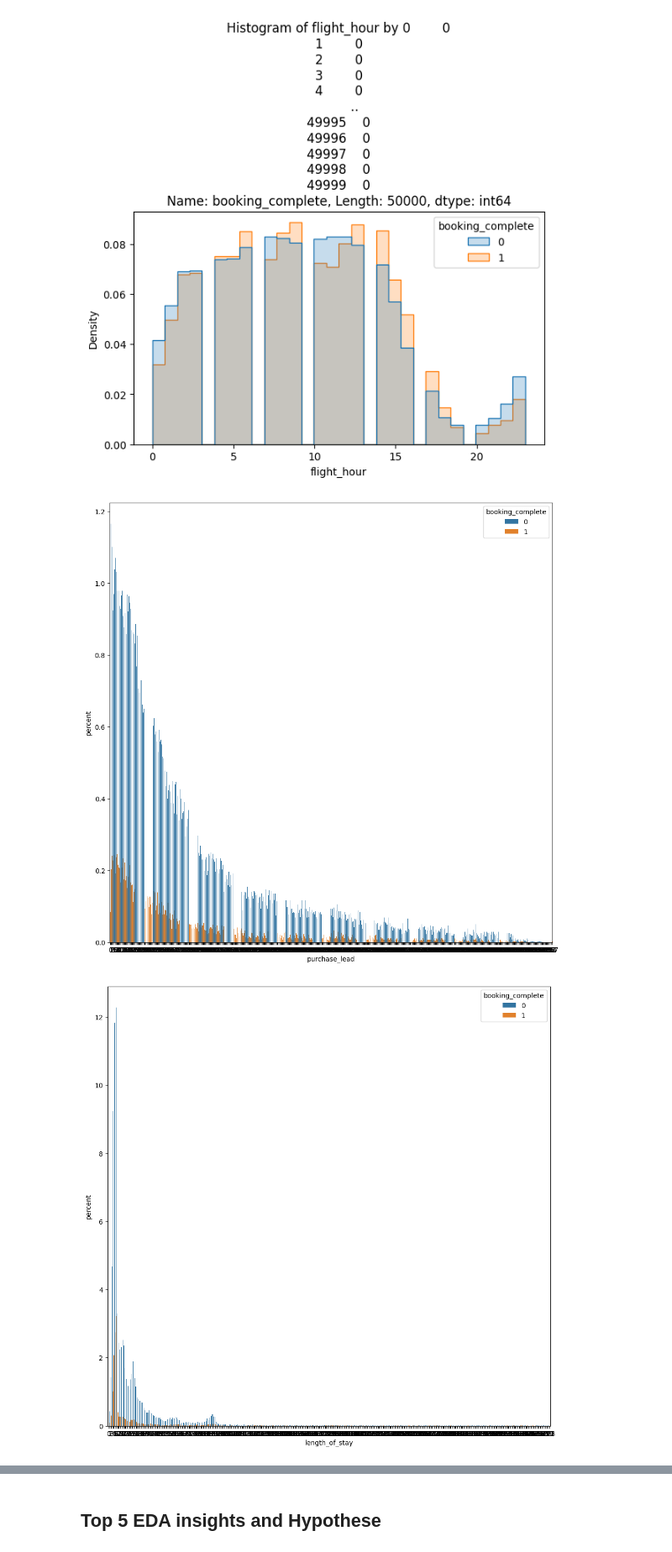
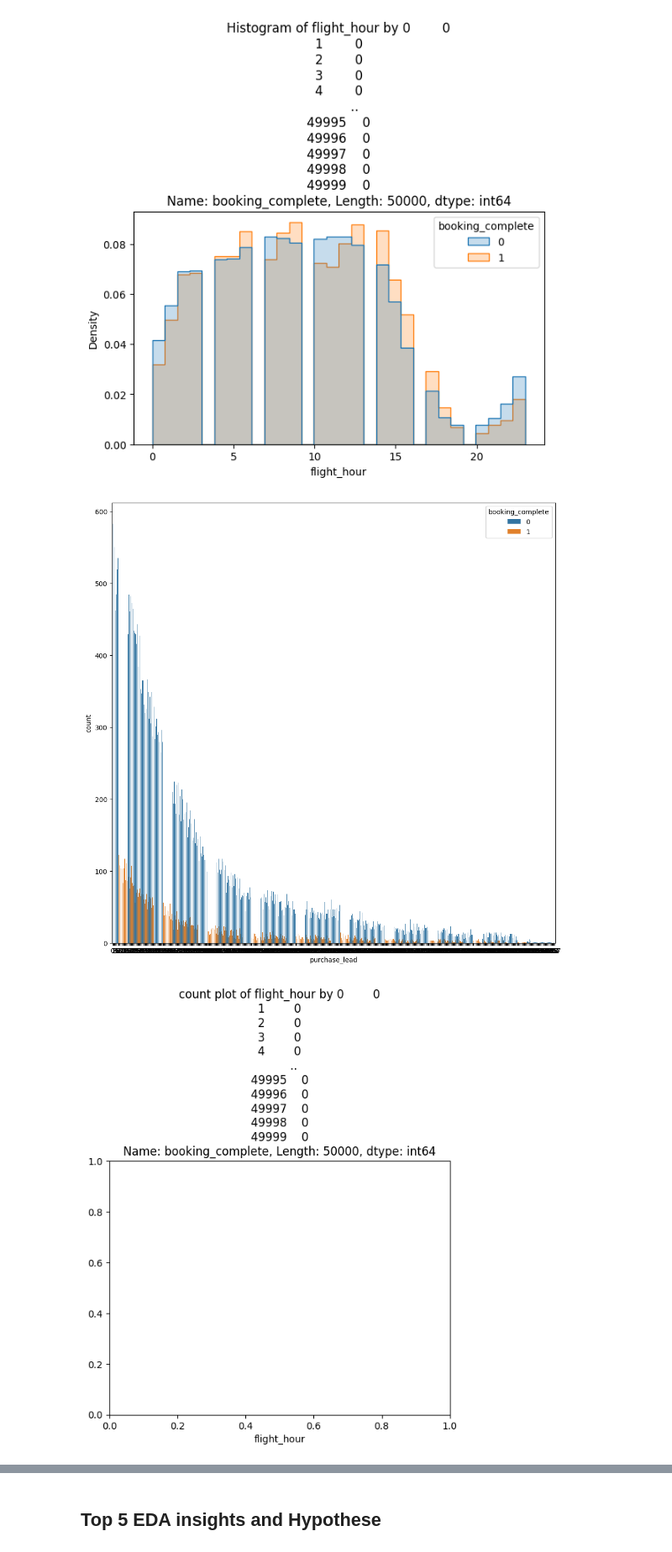
Before and after one commit to nickgeorgemathew/booking_analysis, a Jupyter notebook: notebooks/01_eda.ipynb, the cells around one changed output, grey strips where cells are left out. Shown at 84% size. Drawn from its saved outputs; the diff is of its cells as text; code cells hidden in the pictures.

Commit message:
charts updated

```diff
--- a/notebooks/01_eda.ipynb
+++ b/notebooks/01_eda.ipynb
@@ -289,8 +289,11 @@ for col in cols_target:
 # %%
 for cols in cols_target:
     plt.figure(figsize=(12,12))
-    sns.countplot(data=df,x=cols,hue=target,stat="percent")
+    sns.countplot(data=df,x=cols,hue=target,stat="count")
     plt.show()
+    plt.title(f"count plot of {col} by {target}")
+    plt.xlabel(col)
+    plt.show()
 # %% [output]
-[figure, old version]
+[figure, new version]
-[figure, old version]
+[figure, new version]
```
Also changed, not shown: parts of 8 cells of this notebook.
